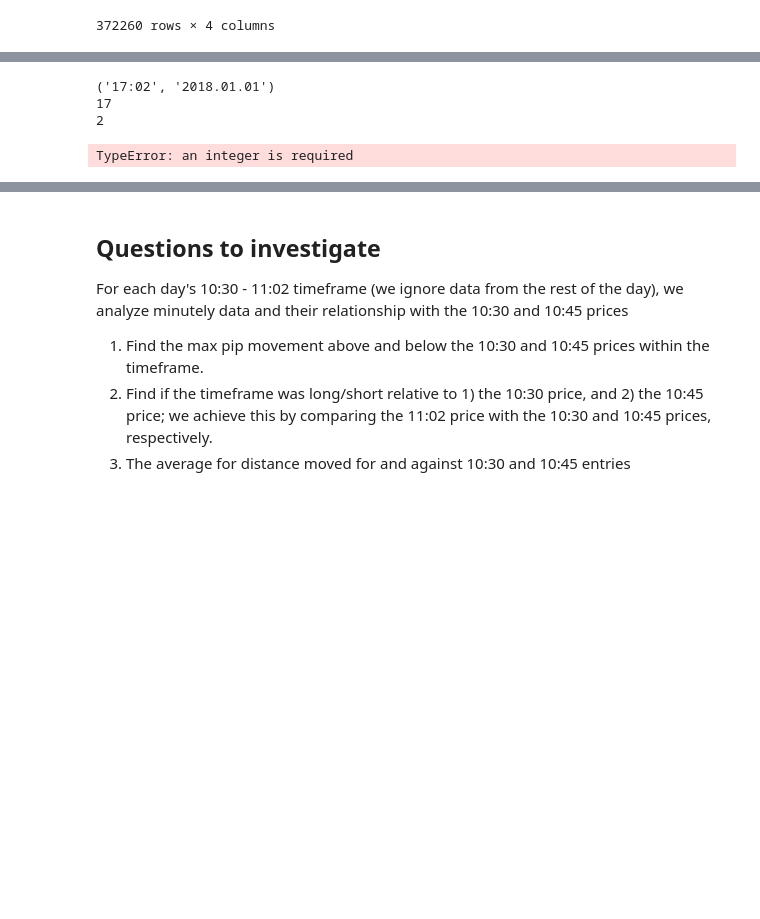
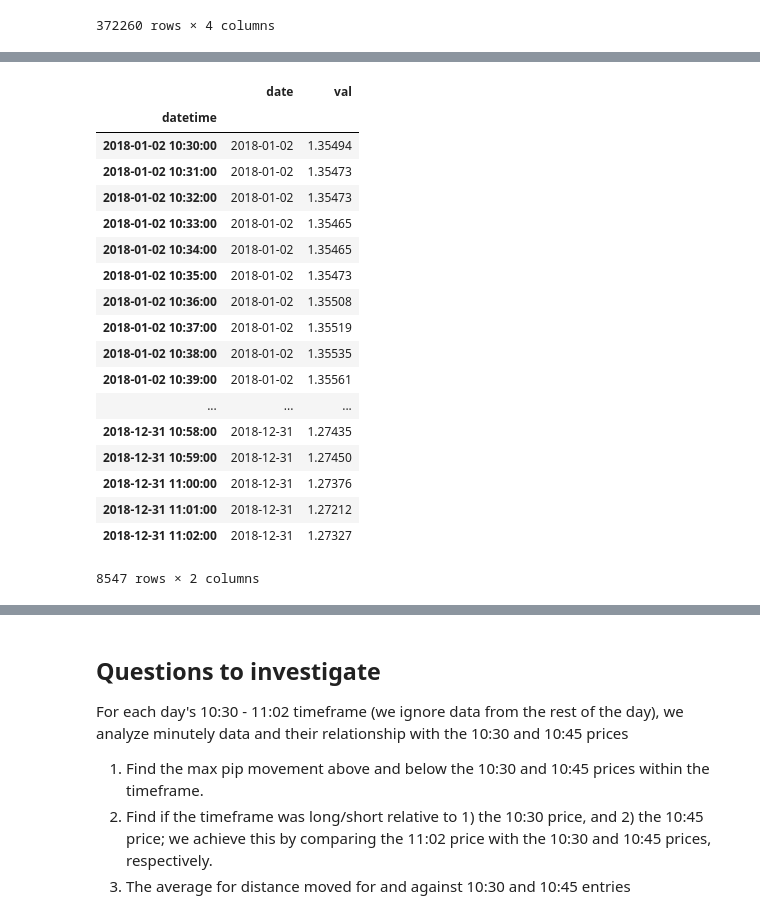
Before and after one commit to vic-lee/PyFX, a Jupyter notebook: edge_research.ipynb, the cells around one changed output, grey strips where cells are left out. Cells and saved outputs as stored; diff of their text form; code cells hidden in the pictures; blank space fills up the shorter version.

```diff
--- a/edge_research.ipynb
+++ b/edge_research.ipynb
@@ -87,15 +73,0 @@ See the caveats in the documentation: http://pandas.pydata.org/pandas-docs/stabl
-# %%
-t = df["time_str"][0]
-d = df["date_str"][0]
-print(t, d)
-print(int(t[:2]))
-print(int(t[-2:]))
-pp = pd.Timestamp(int(d[:4]), int(d[5:7]), int(d[8:10]))
-ppd = pd.Timestamp(int(d[:4]), int(d[5:7]), int(d[8:10]), int(t[:2]), int(t[-2:]))
-pppd = pd.Timestamp(hour=int(t[:2]), minute=int(t[-2:]))
-print(pp, ppd)
-# %% [output]
-('17:02', '2018.01.01')
-17
-2
-TypeError: an integer is required
@@ -104,0 +74,23 @@ TypeError: an integer is required
+# %%
+mdf = df.between_time('10:30', '11:02')
+mdf
+# %% [output]
+|  | date | val |
+| datetime |  |  |
+| 2018-01-02 10:30:00 | 2018-01-02 | 1.35494 |
+| 2018-01-02 10:31:00 | 2018-01-02 | 1.35473 |
+| 2018-01-02 10:32:00 | 2018-01-02 | 1.35473 |
+| 2018-01-02 10:33:00 | 2018-01-02 | 1.35465 |
+| 2018-01-02 10:34:00 | 2018-01-02 | 1.35465 |
+| 2018-01-02 10:35:00 | 2018-01-02 | 1.35473 |
+| 2018-01-02 10:36:00 | 2018-01-02 | 1.35508 |
+| 2018-01-02 10:37:00 | 2018-01-02 | 1.35519 |
+| 2018-01-02 10:38:00 | 2018-01-02 | 1.35535 |
+| 2018-01-02 10:39:00 | 2018-01-02 | 1.35561 |
+| ... | ... | ... |
+| 2018-12-31 10:58:00 | 2018-12-31 | 1.27435 |
+| 2018-12-31 10:59:00 | 2018-12-31 | 1.27450 |
+| 2018-12-31 11:00:00 | 2018-12-31 | 1.27376 |
+| 2018-12-31 11:01:00 | 2018-12-31 | 1.27212 |
+| 2018-12-31 11:02:00 | 2018-12-31 | 1.27327 |
+8547 rows × 2 columns
```
Also changed, not shown: parts of 18 cells of this notebook.
